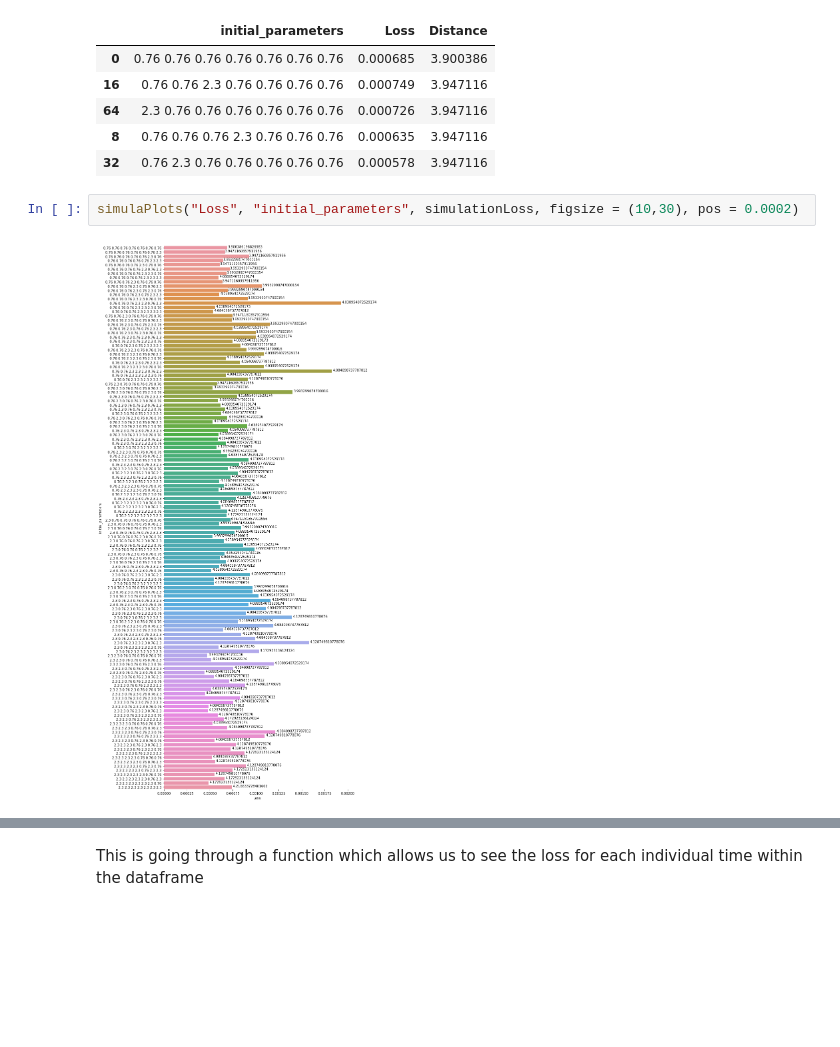
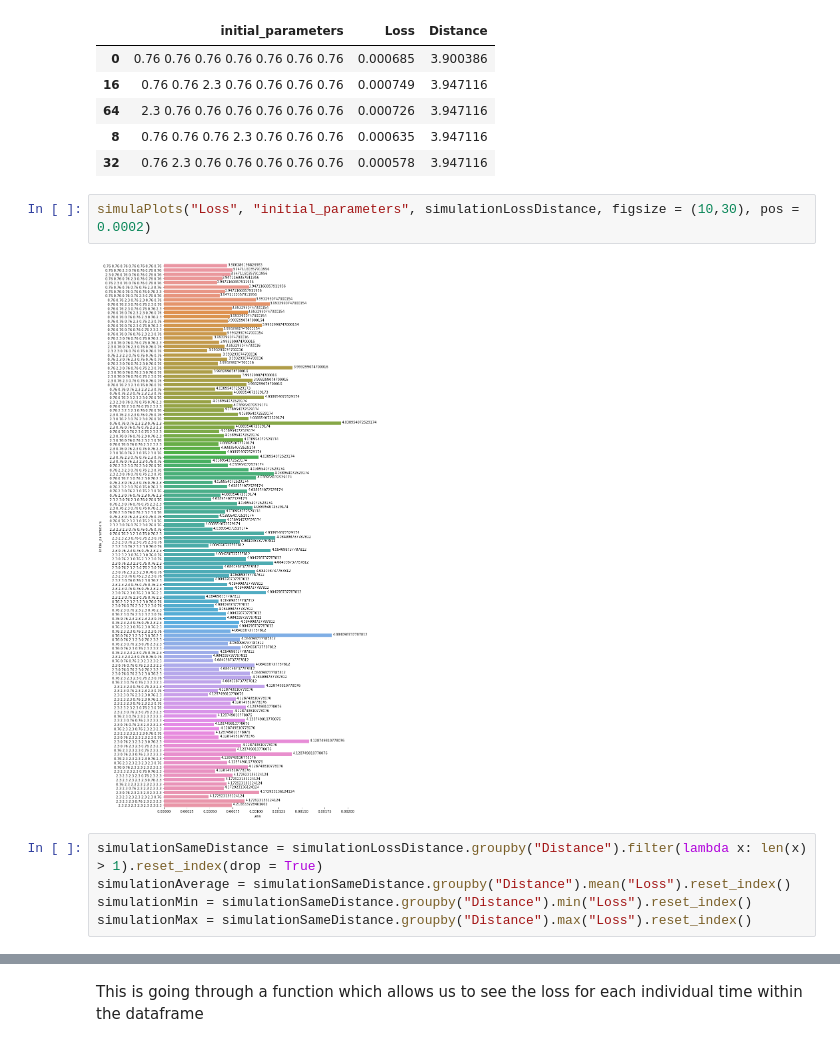
Before and after one commit to runnily/3095-Simulations-of-hybrid-systems-using-neural-networks, a Jupyter notebook: plots/dynamic systems/Laub Loomis.ipynb, the cells around one changed output, grey strips where cells are left out. Cells and saved outputs as stored; diff of their text form; blank space fills up the shorter version.

```diff
--- a/plots/dynamic systems/Laub Loomis.ipynb
+++ b/plots/dynamic systems/Laub Loomis.ipynb
@@ -321,6 +321,11 @@ simulationLossDistance.head()
 | 8 | 0.76 0.76 0.76 2.3 0.76 0.76 0.76 | 0.000635 | 3.947116 |
 | 32 | 0.76 2.3 0.76 0.76 0.76 0.76 0.76 | 0.000578 | 3.947116 |
 # %%
-simulaPlots("Loss", "initial_parameters", simulationLoss, figsize = (10,30), pos = 0.0002)
+simulaPlots("Loss", "initial_parameters", simulationLossDistance, figsize = (10,30), pos = 0.0002)
 # %% [output]
-[figure, old version]
+[figure, new version]
+# %%
+simulationSameDistance = simulationLossDistance.groupby("Distance").filter(lambda x: len(x) > 1).reset_index(drop = True)
+simulationAverage = simulationSameDistance.groupby("Distance").mean("Loss").reset_index()
+simulationMin = simulationSameDistance.groupby("Distance").min("Loss").reset_index()
+simulationMax = simulationSameDistance.groupby("Distance").max("Loss").reset_index()
```
Also changed, not shown: parts of 6 cells of this notebook, 6 other files.
